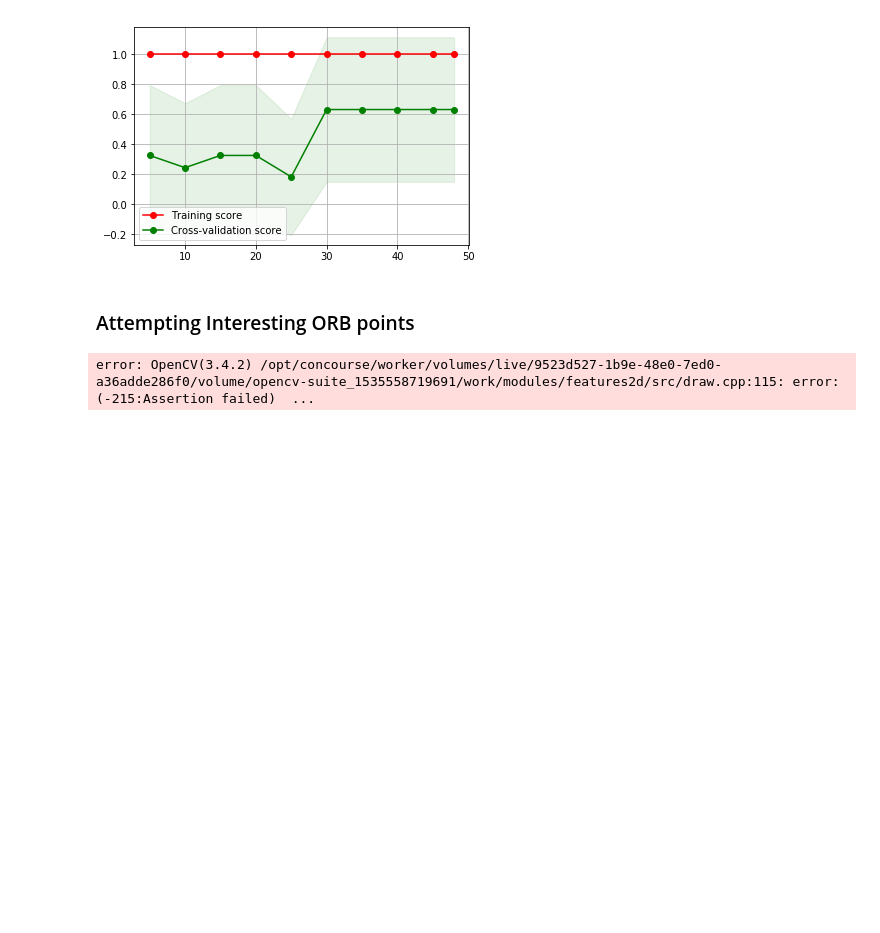
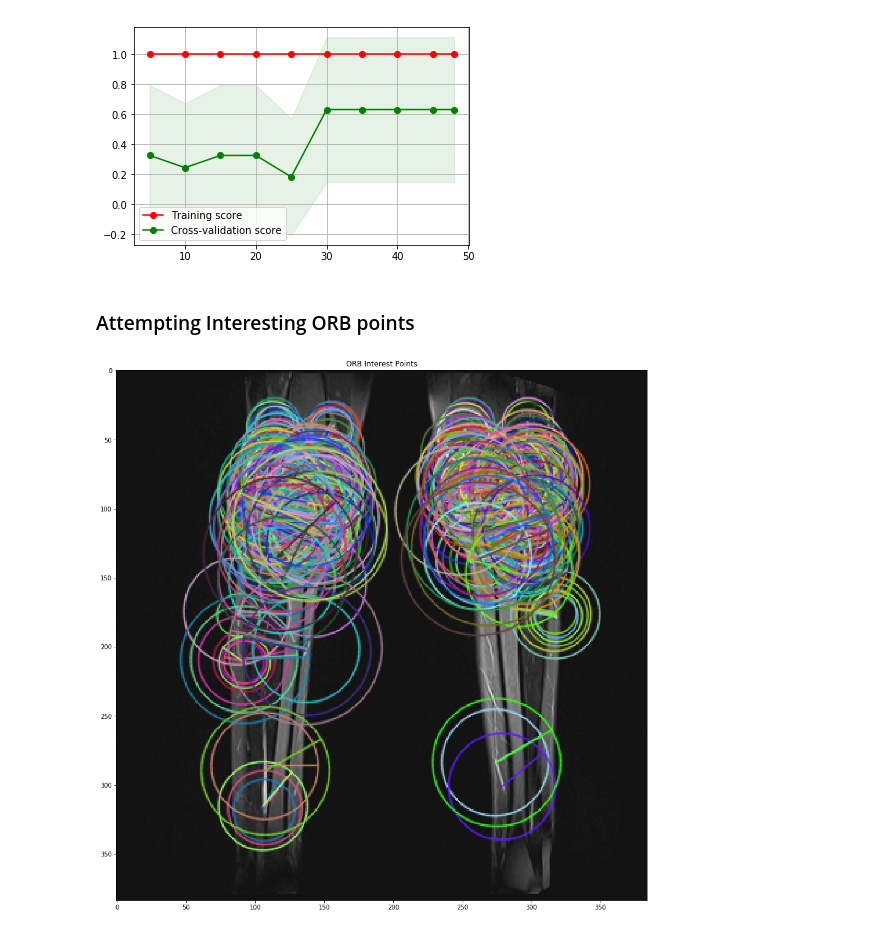
Before and after one commit to jatron/crmo-diagnosis-using-mri, a Jupyter notebook: Baseline.ipynb, the cells around one changed output. Drawn from its saved outputs; the diff is of its cells as text; code cells hidden in the pictures; blank space fills up the shorter version.

```diff
--- a/Baseline.ipynb
+++ b/Baseline.ipynb
@@ -296,19 +296,19 @@ plot_learning_curve(svm_classifier, X,y, cv=loo)
 # %%
 dataset_path = 'leg_only'
 img_building = cv2.imread(os.path.join(dataset_path, '16-1.tif'))
-#img_building = cv2.cvtColor(img_building, cv2.COLOR_BGR2RGB)  # Convert from cv's BRG default color order to RGB
+img_building = cv2.cvtColor(img_building, cv2.COLOR_BGR2RGB)  # Convert from cv's BRG default color order to RGB
 
 orb = cv2.ORB_create()  # OpenCV 3 backward incompatibility: Do not create a detector with `cv2.ORB()`.
 key_points, description = orb.detectAndCompute(img_building, None)
 img_building_keypoints = cv2.drawKeypoints(img_building,
                                            key_points,
                                            img_building,
                                            flags=cv2.DRAW_MATCHES_FLAGS_DRAW_RICH_KEYPOINTS) # Draw circles.
 plt.figure(figsize=(16, 16))
 plt.title('ORB Interest Points')
 plt.imshow(img_building_keypoints); plt.show()
 # %% [output]
-error: OpenCV(3.4.2) /opt/concourse/worker/volumes/live/9523d527-1b9e-48e0-7ed0-a36adde286f0/volume/opencv-suite_1535558719691/work/modules/features2d/src/draw.cpp:115: error: (-215:Assertion failed)  ...
+[figure, added]
 # %%
 def image_detect_and_compute(detector, img_name):
     """Detect and compute interest points and their descriptors."""
```
Also changed, not shown: parts of 2 cells of this notebook.
